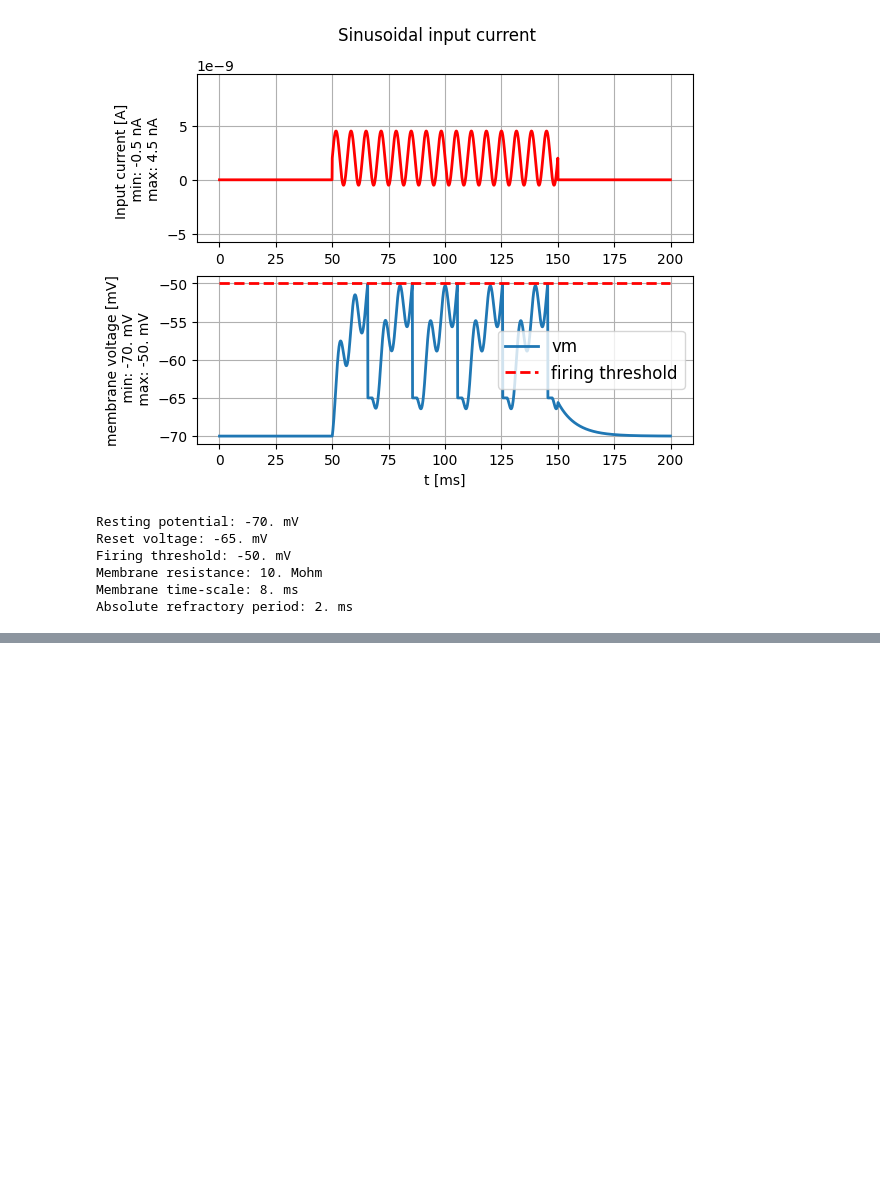
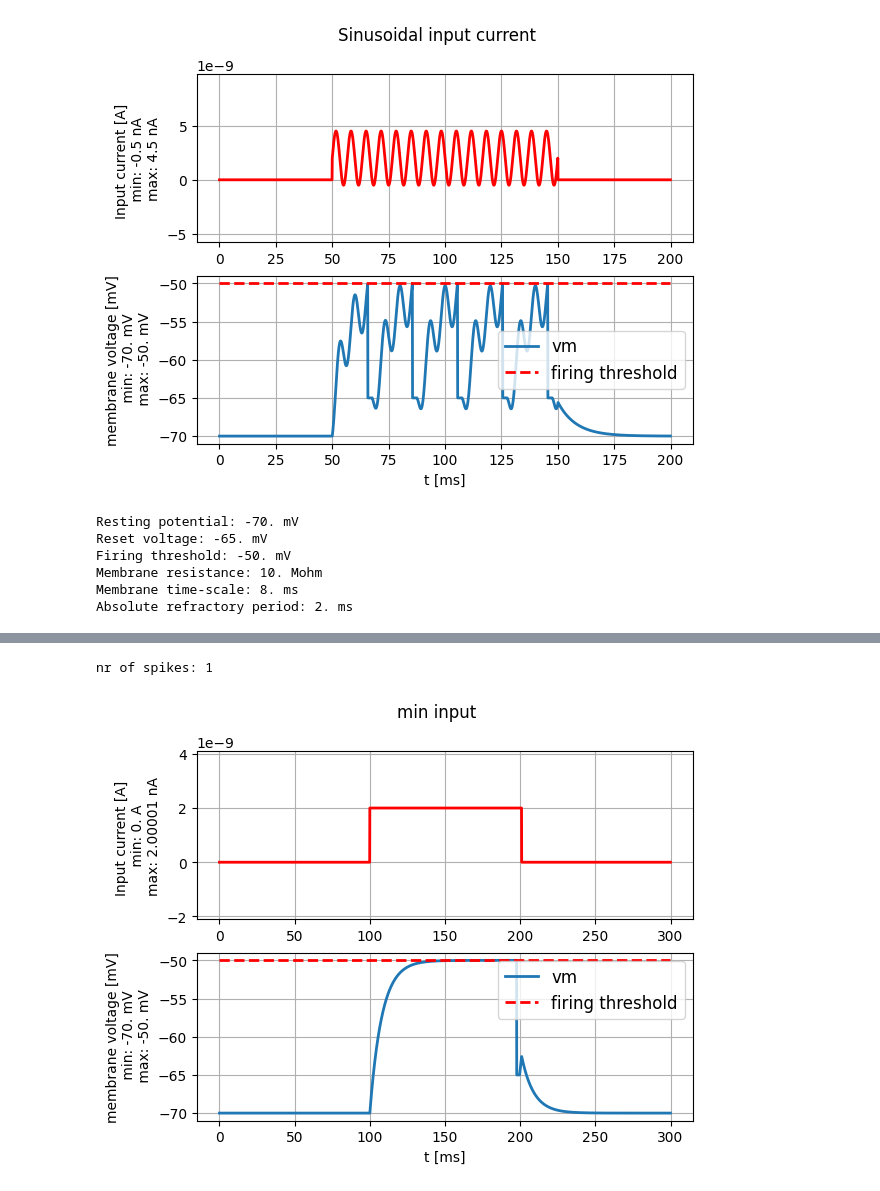
Before and after one commit to HyunsuLee/neural_dynamic_tutorial, a Jupyter notebook: tuto1.ipynb, the cells around one changed output, grey strips where cells are left out. Saved outputs shown, nothing was run; the diff lists cells and outputs as text; code cells hidden in the pictures; blank space fills up the shorter version.

```diff
--- a/tuto1.ipynb
+++ b/tuto1.ipynb
@@ -55,0 +58,14 @@ nr of spikes: 4
+# %%
+I_min = 2.00001 * b2.namp
+step_current = input_factory.get_step_current(
+        t_start=100, t_end=200, unit_time=b2.ms,
+        amplitude=I_min)
+
+(state_monitor,spike_monitor) = LIF.simulate_LIF_neuron(input_current=step_current, simulation_time = 300 * b2.ms)
+
+plot_tools.plot_voltage_and_current_traces(
+state_monitor, step_current, title="min input", firing_threshold=LIF.FIRING_THRESHOLD)
+print("nr of spikes: {}".format(spike_monitor.count[0]))  # should be 0
+# %% [output]
+nr of spikes: 1
+[figure, added]
```
Also changed, not shown: parts of 14 cells of this notebook.
